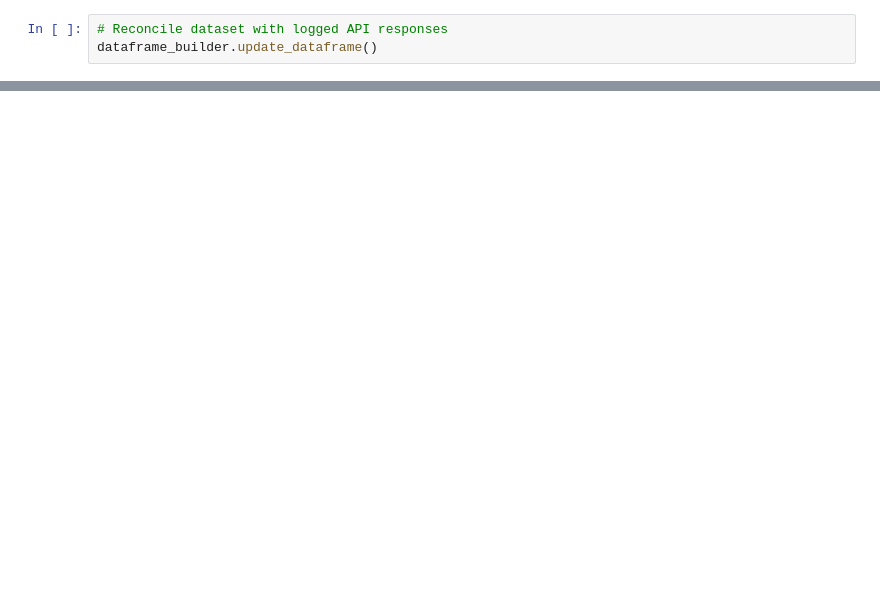
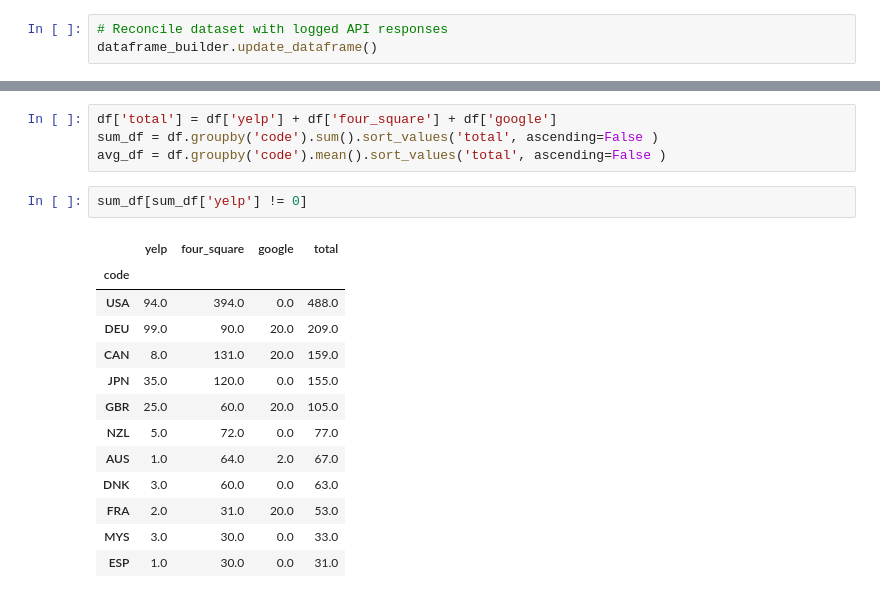
Before and after one commit to OwenBrush/automated-sampling-with-APIs, a Jupyter notebook: workbook.ipynb, the cells around one changed output, grey strips where cells are left out. Saved outputs shown, nothing was run; the diff lists cells and outputs as text; blank space fills up the shorter version.

```diff
--- a/workbook.ipynb
+++ b/workbook.ipynb
@@ -94,0 +122,20 @@ print(f'''
+# %%
+df['total'] = df['yelp'] + df['four_square'] + df['google']
+sum_df = df.groupby('code').sum().sort_values('total', ascending=False )
+avg_df = df.groupby('code').mean().sort_values('total', ascending=False )
+# %%
+sum_df[sum_df['yelp'] != 0]
+# %% [output]
+|  | yelp | four_square | google | total |
+| code |  |  |  |  |
+| USA | 94.0 | 394.0 | 0.0 | 488.0 |
+| DEU | 99.0 | 90.0 | 20.0 | 209.0 |
+| CAN | 8.0 | 131.0 | 20.0 | 159.0 |
+| JPN | 35.0 | 120.0 | 0.0 | 155.0 |
+| GBR | 25.0 | 60.0 | 20.0 | 105.0 |
+| NZL | 5.0 | 72.0 | 0.0 | 77.0 |
+| AUS | 1.0 | 64.0 | 2.0 | 67.0 |
+| DNK | 3.0 | 60.0 | 0.0 | 63.0 |
+| FRA | 2.0 | 31.0 | 20.0 | 53.0 |
+| MYS | 3.0 | 30.0 | 0.0 | 33.0 |
+| ESP | 1.0 | 30.0 | 0.0 | 31.0 |
```
Also changed, not shown: parts of 14 cells of this notebook, 8 other files.
